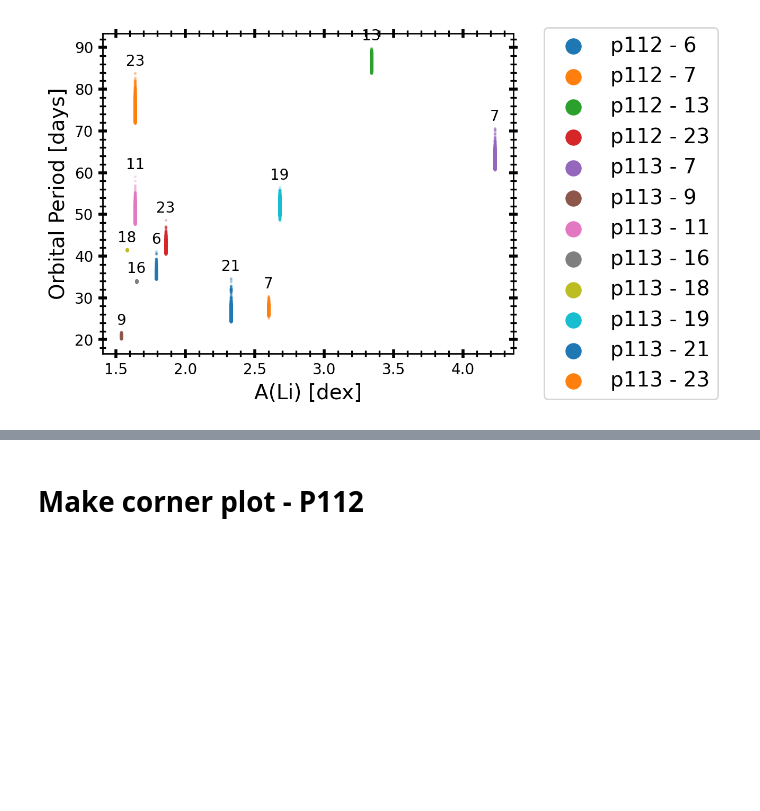
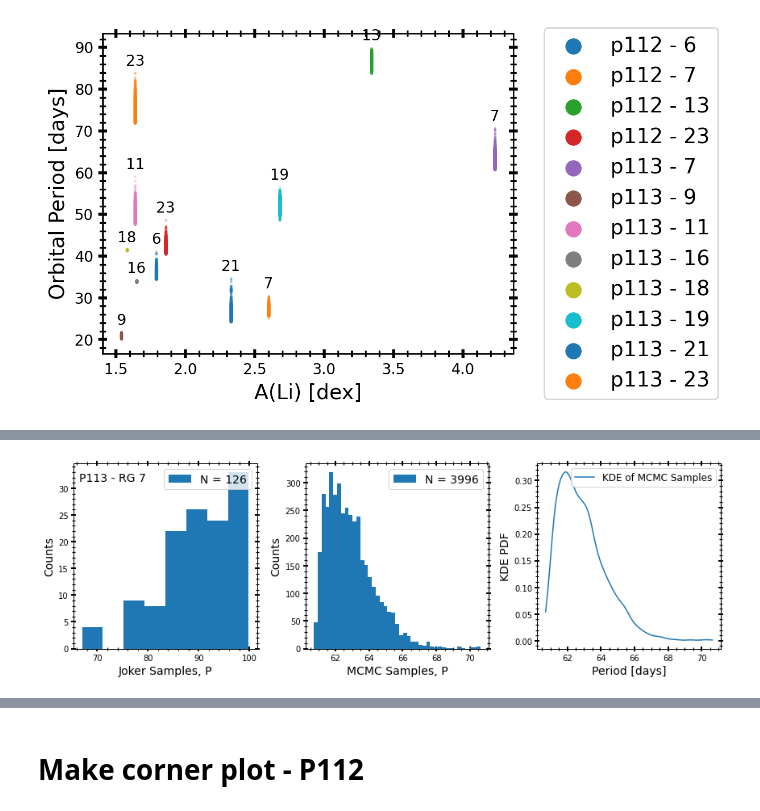
Before and after one commit to MaryumSayeed/ESPRESSO, a Jupyter notebook: scripts/rv_program.ipynb, the cells around one changed output, grey strips where cells are left out. Cells and saved outputs as stored; diff of their text form; code cells hidden in the pictures; blank space fills up the shorter version.

```diff
--- a/scripts/rv_program.ipynb
+++ b/scripts/rv_program.ipynb
@@ -682,0 +730,85 @@ make_density_plot_P()
+# %%
+def make_density_plot_P():
+    from scipy.stats import gaussian_kde
+    program = 'p112'
+    version = 1
+    for RG in in_112:
+        fname = '../mcmc/%s/%s_mcmc_%s.pickle'%(program,RG,version)
+        with open(fname, 'rb') as handle:
+            mcmc_samples = pickle.load(handle)
+
+        fname = '../mcmc/%s/%s_joker_%s.hdf5'%(program,RG,version)
+        joker_samples = tj.JokerSamples.read(fname)
+        x = np.array(joker_samples['P'])
+        plt.figure(figsize=(12,4))
+        plt.subplot(131)
+        plt.hist(x,bins='auto',label='N = %i' % (len(x)))
+        plt.xlabel('Joker Samples, P')
+        plt.ylabel('Counts')
+        plt.legend()
+
+        plt.subplot(132)
+        mcmc = np.array(mcmc_samples['P'])
+        plt.hist(mcmc,bins='auto',label='N = %i' % (len(mcmc)))
+        plt.xlabel('MCMC Samples, P')
+        plt.ylabel('Counts')
+        plt.legend()
+
+        # Create a KDE object
+        kde = gaussian_kde(mcmc)
+
+        # Evaluate the KDE at a range of points
+        x = np.linspace(min(mcmc), max(mcmc), 100)
+        y = kde(x)
+        plt.subplot(133)
+        # Plot the KDE
+        plt.plot(x, y, label='KDE of MCMC Samples')
+        plt.xlabel('Period [days]')
+        plt.ylabel('KDE PDF')
+        plt.legend(loc='upper right',fontsize=12)
+        plt.tight_layout()
+        plt.show()
+
+    program = 'p113'
+    version = 1
+    for RG in in_113:
+        fname = '../mcmc/%s/%s_mcmc_%s.pickle'%(program,RG,version)
+        with open(fname, 'rb') as handle:
+            mcmc_samples = pickle.load(handle)
+
+        fname = '../mcmc/%s/%s_joker_%s.hdf5'%(program,RG,version)
+        joker_samples = tj.JokerSamples.read(fname)
+        x = np.array(joker_samples['P'])
+        plt.figure(figsize=(12,4))
+        ax = plt.subplot(131)
+        plt.hist(x,bins='auto',label='N = %i' % (len(x)))
+        plt.xlabel('Joker Samples, P')
+        plt.ylabel('Counts')
+        plt.legend(loc='upper right')
+        plt.text(0.03, 0.95, s='P113 - RG %i'%RG, ha='left', va='top', transform=ax.transAxes, fontsize=14)
+
+        plt.subplot(132)
+        mcmc = np.array(mcmc_samples['P'])
+        plt.hist(mcmc,bins='auto',label='N = %i' % (len(mcmc)))
+        plt.xlabel('MCMC Samples, P')
+        plt.ylabel('Counts')
+        plt.legend()
+
+        # Create a KDE object
+        kde = gaussian_kde(mcmc)
+
+        # Evaluate the KDE at a range of points
+        x = np.linspace(min(mcmc), max(mcmc), 100)
+        y = kde(x)
+        plt.subplot(133)
+        # Plot the KDE
+        plt.plot(x, y, label='KDE of MCMC Samples')
+        plt.xlabel('Period [days]')
+        plt.ylabel('KDE PDF')
+        plt.legend(loc='upper right',fontsize=12)
+        plt.tight_layout()
+        plt.show()
+
+make_density_plot_P()
+# %% [output]
+[figure, added]
```
Also changed, not shown: parts of 10 cells of this notebook, 2 other files.
